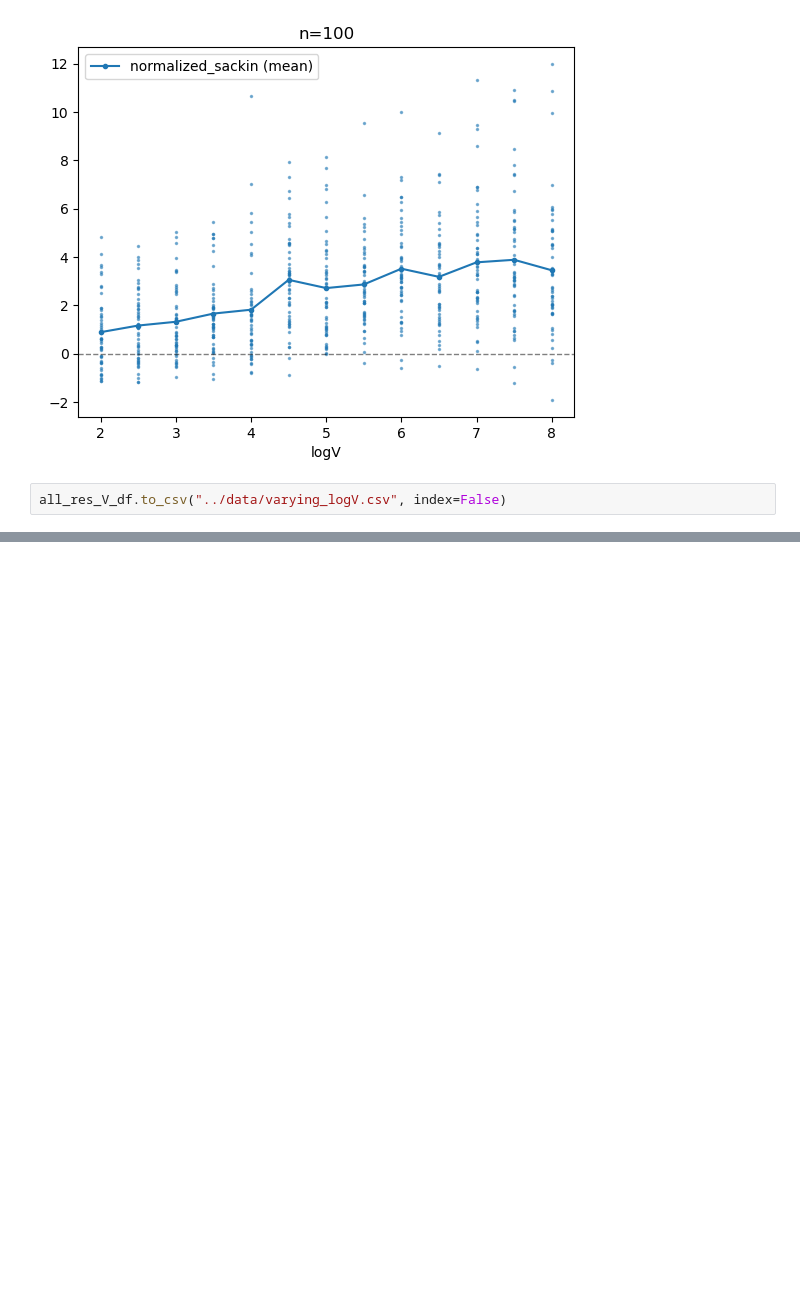
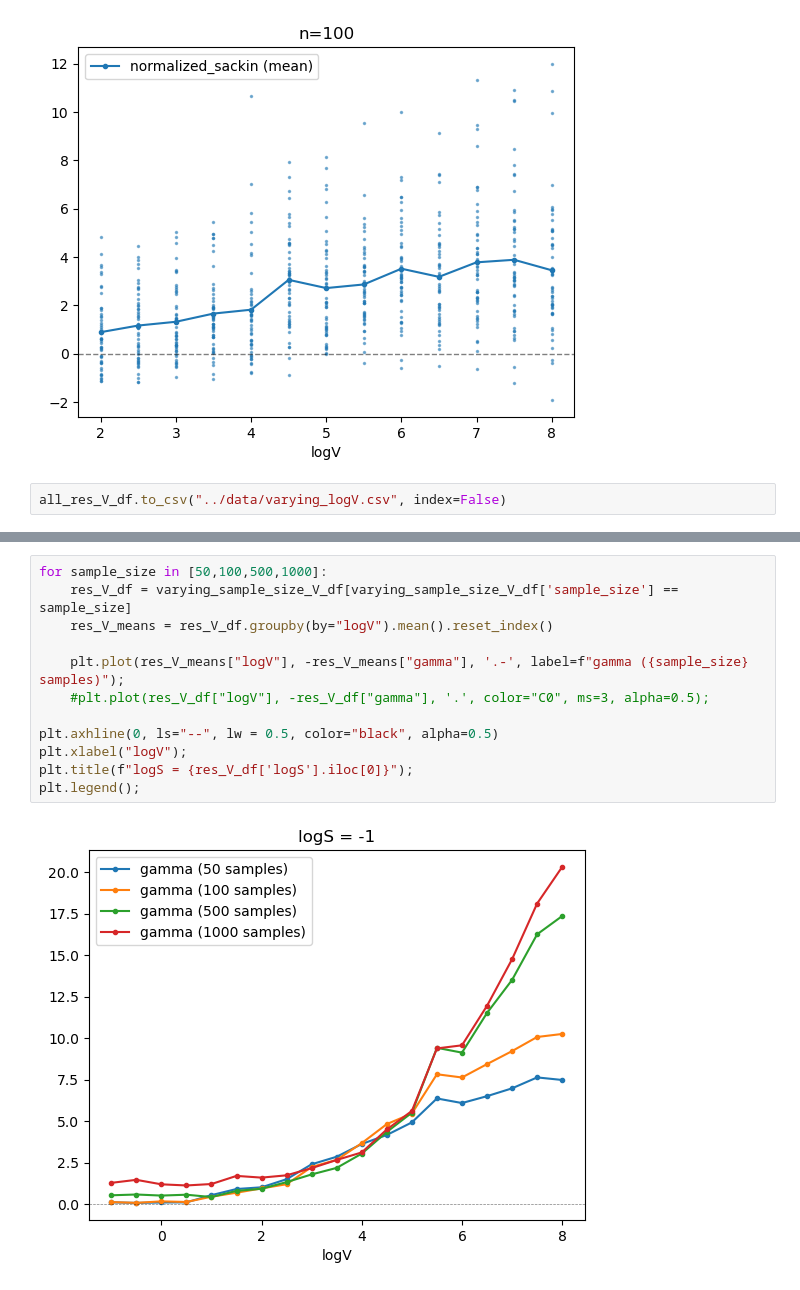
Before and after one commit to regevs/dated_selection, a Jupyter notebook: notebooks/20240416_paper_fig1.ipynb, the cells around one changed output, grey strips where cells are left out. Saved outputs shown, nothing was run; the diff lists cells and outputs as text; blank space fills up the shorter version.

```diff
--- a/notebooks/20240416_paper_fig1.ipynb
+++ b/notebooks/20240416_paper_fig1.ipynb
@@ -415,0 +562,14 @@ all_res_V_df.to_csv("../data/varying_logV.csv", index=False)
+# %%
+for sample_size in [50,100,500,1000]:
+    res_V_df = varying_sample_size_V_df[varying_sample_size_V_df['sample_size'] == sample_size]
+    res_V_means = res_V_df.groupby(by="logV").mean().reset_index()
+
+    plt.plot(res_V_means["logV"], -res_V_means["gamma"], '.-', label=f"gamma ({sample_size} samples)");
+    #plt.plot(res_V_df["logV"], -res_V_df["gamma"], '.', color="C0", ms=3, alpha=0.5);
+
+plt.axhline(0, ls="--", lw = 0.5, color="black", alpha=0.5)
+plt.xlabel("logV");
+plt.title(f"logS = {res_V_df['logS'].iloc[0]}");
+plt.legend();
+# %% [output]
+[figure, added]
```
Also changed, not shown: parts of 11 cells of this notebook, 5 other files.
